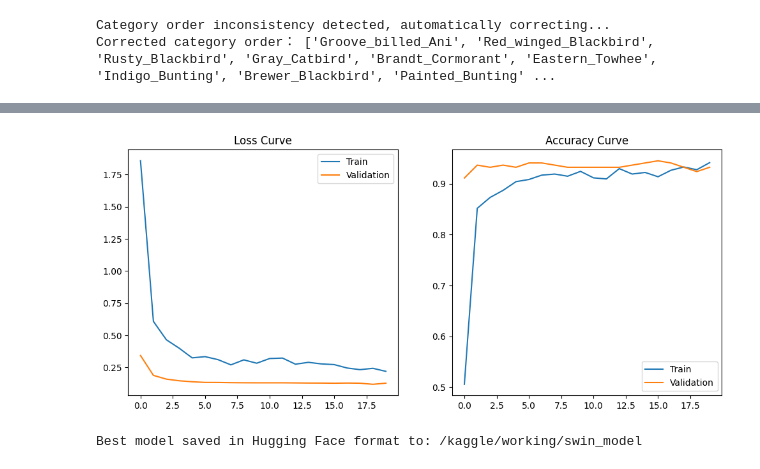
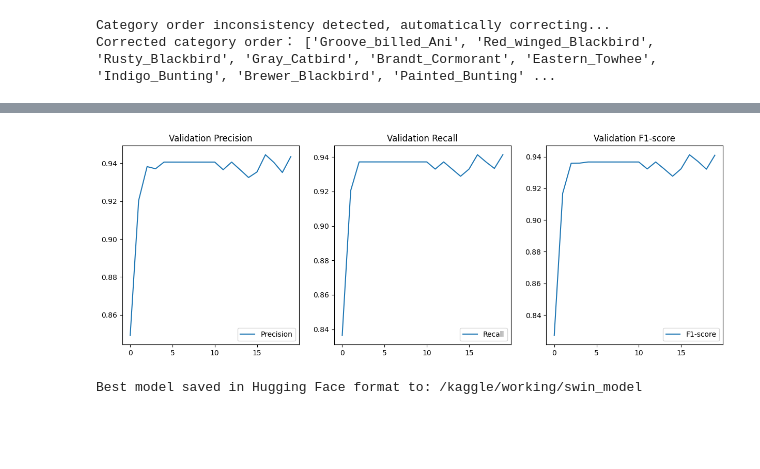
Before and after one commit to yutao-data/Fine_Grained_Bird_Swin, a Jupyter notebook: notebooks/Pretrained_Swin.ipynb, the cells around one changed output, grey strips where cells are left out. Saved outputs shown, nothing was run; the diff lists cells and outputs as text; code cells hidden in the pictures; blank space fills up the shorter version.

Commit message:
Update Evaluation Matix Precision per Classs

```diff
--- a/notebooks/Pretrained_Swin.ipynb
+++ b/notebooks/Pretrained_Swin.ipynb
@@ -174,20 +174,20 @@ class BirdDataset(Dataset):
 
 # Define an Albumentations transformation pipeline
 albumentations_transform = A.Compose([
-    A.Resize(420, 420),
-    A.RandomResizedCrop(384, 384, scale=(0.8, 1.0)),
+    A.Resize(height=420, width=420),
+    A.RandomResizedCrop(size=(384, 384), scale=(0.8, 1.0)),
     A.HorizontalFlip(p=0.5),
     A.VerticalFlip(p=0.2),
-    A.Rotate(limit=15, p=0.5),
-    A.ShiftScaleRotate(shift_limit=0.1, scale_limit=0.1, rotate_limit=15, p=0.5),
-    A.MotionBlur(p=0.2),  # New: Simulates camera motion blur
-    A.CLAHE(p=0.2),  # New: Adaptive histogram equalization for contrast
+    A.Affine(scale=(0.9, 1.1), translate_percent=(0.1, 0.1), rotate=(-15, 15), p=0.5),
+    A.MotionBlur(p=0.2),
+    A.CLAHE(p=0.2),
     A.RandomBrightnessContrast(p=0.3),
     A.HueSaturationValue(hue_shift_limit=10, sat_shift_limit=20, val_shift_limit=10, p=0.3),
-    A.CoarseDropout(max_holes=4, max_height=40, max_width=40, p=0.5),  # Correct version
+    A.CoarseDropout(num_holes_range=(2, 5), hole_height_range=(10, 40), hole_width_range=(10, 40), p=0.5),
     A.Normalize(mean=processor.image_mean, std=processor.image_std),
     ToTensorV2(),
 ])
+
 
 # Wrapper to use Albumentations with PyTorch Dataset
 class AlbumentationsWrapper:
@@ -268,6 +268,7 @@ import os
 import torch
 import matplotlib.pyplot as plt
 from torch.utils.data import DataLoader
+from sklearn.metrics import precision_score, recall_score, f1_score, classification_report
 
 # (Assuming train_dataset, val_dataset, model, optimizer, criterion, etc. are already defined)
 train_loader = DataLoader(train_dataset, batch_size=32, shuffle=True, num_workers=2)
@@ -304,7 +305,7 @@ def train_epoch(model, loader, optimizer, scaler, scheduler):
 
         optimizer.zero_grad()
 
-        with torch.amp.autocast('cuda'):
+        with torch.amp.autocast(device_type="cuda"):
             outputs = model(images)
             loss = criterion(outputs.logits, labels)
 
@@ -327,24 +328,39 @@ def validate(model, loader):
     model.eval()
     total_loss = 0
     correct = 0
+    all_preds = []
+    all_labels = []
 
     with torch.no_grad():
         for images, labels in loader:
             images = images.to(device)
             labels = labels.to(device)
 
-            outputs = model(images)
-            loss = criterion(outputs.logits, labels)
+            with torch.amp.autocast(device_type="cuda"):  # Mixed precision
+                outputs = model(images)
+                loss = criterion(outputs.logits, labels)
 
             total_loss += loss.item() * images.size(0)
             preds = torch.argmax(outputs.logits, dim=1)
             correct += (preds == labels).sum().item()
 
+            all_preds.extend(preds.cpu().numpy())
+            all_labels.extend(labels.cpu().numpy())
+
     avg_loss = total_loss / len(loader.dataset)
     accuracy = correct / len(loader.dataset)
-    return avg_loss, accuracy
 
-scaler = torch.amp.GradScaler('cuda')
+    # Compute Precision, Recall, and F1-score
+    precision = precision_score(all_labels, all_preds, average="macro")
+    recall = recall_score(all_labels, all_preds, average="macro")
+    f1 = f1_score(all_labels, all_preds, average="macro")
+
+    # Print detailed classification report
+    print("\nClassification Report:\n", classification_report(all_labels, all_preds))
+
+    return avg_loss, accuracy, precision, recall, f1
+
+scaler = torch.amp.GradScaler()  # Correct initialization
 early_stopper = EarlyStopper(patience=10, min_delta=0.0003)
 history = {'train_loss': [], 'val_loss': [], 'train_acc': [], 'val_acc': []}
 
@@ -352,20 +368,27 @@ history = {'train_loss': [], 'val_loss': [], 'train_acc': [], 'val_acc': []}
 best_val_acc = 0.0
 best_model_path = "/kaggle/working/best_model.pth"
 
+history = {'train_loss': [], 'val_loss': [], 'train_acc': [], 'val_acc': [],
+           'val_precision': [], 'val_recall': [], 'val_f1': []}
+
 for epoch in range(20):
     train_loss, train_acc = train_epoch(model, train_loader, optimizer, scaler, scheduler)
-    val_loss, val_acc = validate(model, val_loader)
+    val_loss, val_acc, val_precision, val_recall, val_f1 = validate(model, val_loader)
 
     history['train_loss'].append(train_loss)
     history['val_loss'].append(val_loss)
     history['train_acc'].append(train_acc)
     history['val_acc'].append(val_acc)
+    history['val_precision'].append(val_precision)
+    history['val_recall'].append(val_recall)
+    history['val_f1'].append(val_f1)
 
     print(f"Epoch {epoch+1:02d}:")
     print(f"Train Loss: {train_loss:.4f} | Acc: {train_acc:.4f}")
-    print(f"Val Loss: {val_loss:.4f} | Acc: {val_acc:.4f}\n")
+    print(f"Val Loss: {val_loss:.4f} | Acc: {val_acc:.4f}")
+    print(f"Precision: {val_precision:.4f} | Recall: {val_recall:.4f} | F1-score: {val_f1:.4f}\n")
 
-    # Save model parameters if current validation accuracy is the best so far
+    # 保存最佳模型
     if val_acc > best_val_acc:
         best_val_acc = val_acc
         torch.save(model.state_dict(), best_model_path)
@@ -375,18 +398,22 @@ for epoch in range(20):
         print("Early stopping triggered!")
         break
 
-# Plot training curves
-plt.figure(figsize=(12, 5))
-plt.subplot(1, 2, 1)
-plt.plot(history['train_loss'], label='Train')
-plt.plot(history['val_loss'], label='Validation')
-plt.title('Loss Curve')
+plt.figure(figsize=(15, 5))
+
+plt.subplot(1, 3, 1)
+plt.plot(history['val_precision'], label='Precision')
+plt.title('Validation Precision')
 plt.legend()
 
-plt.subplot(1, 2, 2)
-plt.plot(history['train_acc'], label='Train')
-plt.plot(history['val_acc'], label='Validation')
-plt.title('Accuracy Curve')
+plt.subplot(1, 3, 2)
+plt.plot(history['val_recall'], label='Recall')
+plt.title('Validation Recall')
 plt.legend()
+
+plt.subplot(1, 3, 3)
+plt.plot(history['val_f1'], label='F1-score')
+plt.title('Validation F1-score')
+plt.legend()
+
 plt.show()
 # %% [output]
@@ -410,4 +437,4 @@ Val Loss: 0.1283 | Acc: 0.9322
-[figure, old version]
+[figure, new version]
 # %%
 import os
 import torch
```
Also changed, not shown: parts of 4 cells of this notebook.
